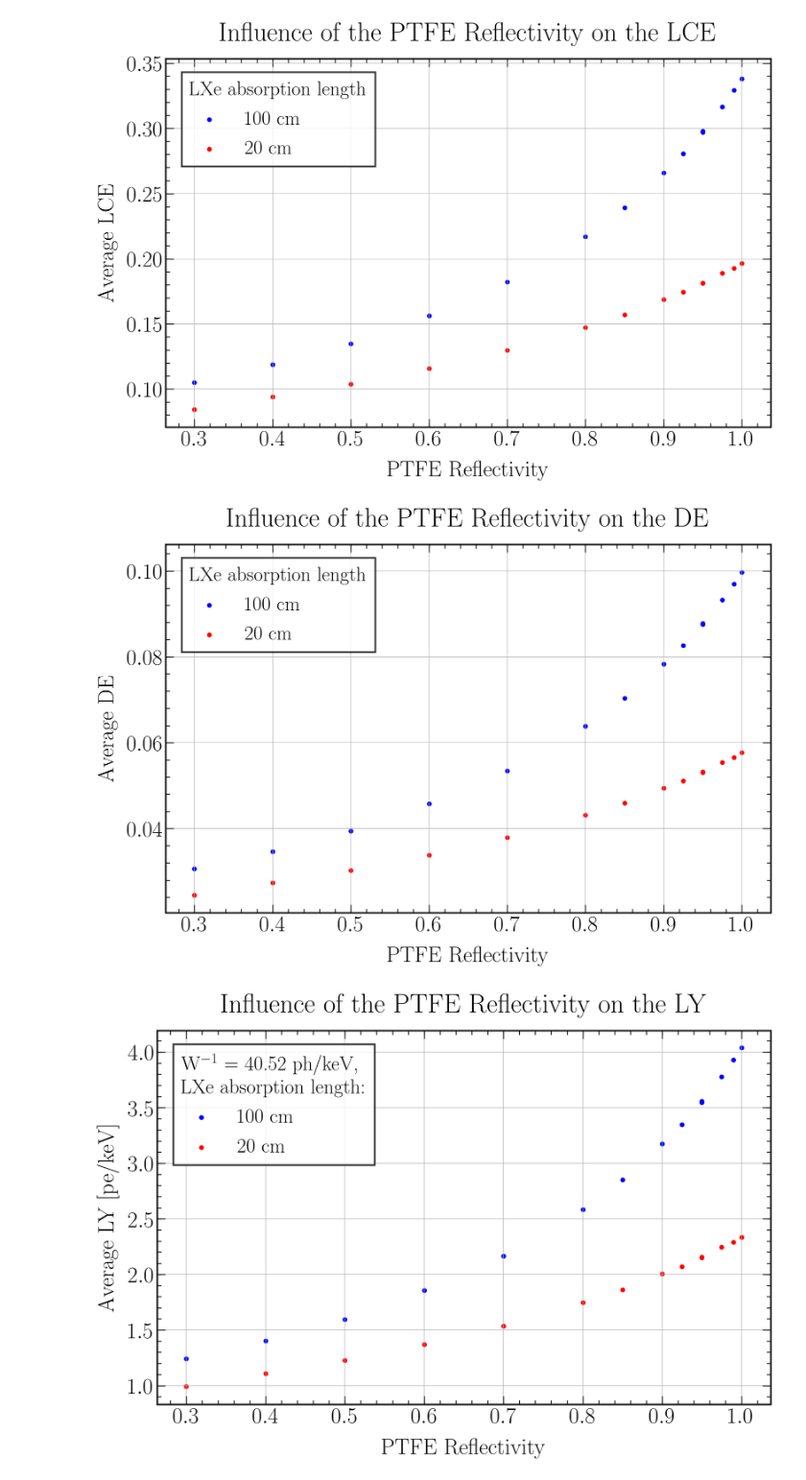
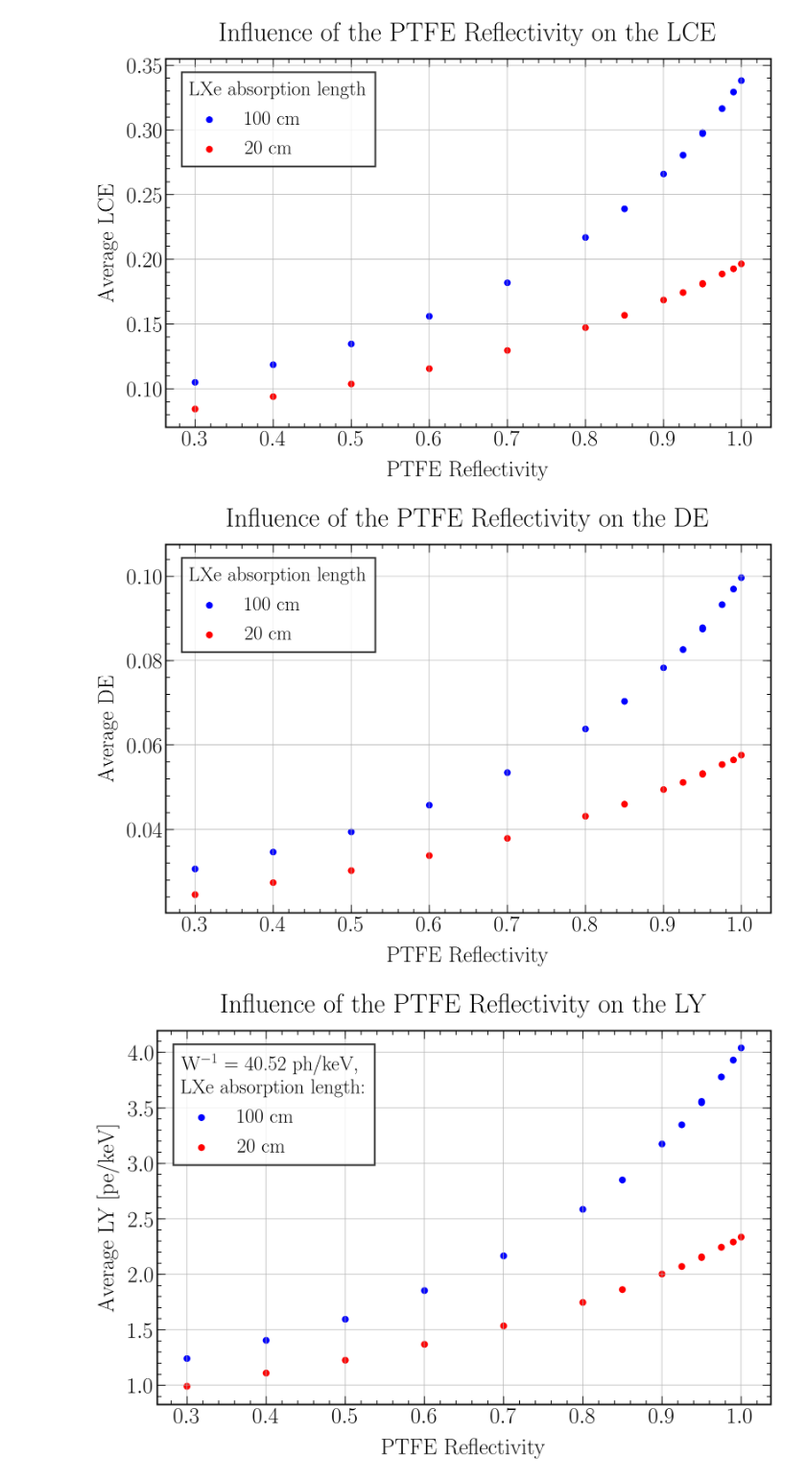
Before and after one commit to AG-Schumann/Xebra_G4_Analysis, a Jupyter notebook: LCE/LCE.ipynb, the cells around one changed output. Shown at 96% size. Saved outputs shown, nothing was run; the diff lists cells and outputs as text; code cells hidden in the pictures.

Commit message:
Enlarged markers plots Influence Optical Parameters.

```diff
--- a/LCE/LCE.ipynb
+++ b/LCE/LCE.ipynb
@@ -1874,36 +1874,36 @@ plt.grid(True)
 #############################################
 
 # Data plot
 x = opticals["PTFE_ref"][opticals["LXe_abs_len_cm"] == 100]
 y = opticals["DE"][opticals["LXe_abs_len_cm"] == 100]
-plt.scatter(x,y, label = "100 cm", color = "blue")
+plt.scatter(x,y, label = "100 cm", color = "blue", s = 80)
 
 x = opticals["PTFE_ref"][opticals["LXe_abs_len_cm"] == 20]
 y = opticals["DE"][opticals["LXe_abs_len_cm"] == 20]
-plt.scatter(x,y, label = "20 cm", color = "red")
+plt.scatter(x,y, label = "20 cm", color = "red", s = 80)
 
 plt.xlabel('PTFE Reflectivity', fontsize = label_size, labelpad = label_pad)
 plt.ylabel('Average DE', fontsize = label_size, labelpad = label_pad)
 plt.title('Influence of the PTFE Reflectivity on the DE', fontsize = title_size, pad = title_pad)
 
 # Legend
 leg = plt.legend(loc=2, bbox_to_anchor=(0.01,0.99), title="LXe absorption length", fontsize=0.9*label_size, frameon=True, shadow=False, edgecolor='black', fancybox=False)
 leg.get_title().set_fontsize(0.9*label_size)
 for line in leg.get_lines(): # enumerated
     line.set_linewidth(4)
 leg.get_frame().set_linewidth(2.5)
 leg._legend_box.align = "left"
 
 # Axes ---> Range
 #plt.xlim(0,100)
 #plt.ylim(0.02,0.104)
 #plt.xlim(left=0)
 #plt.yscale('log', nonposy='clip')
 
 fig.savefig("Influence_TeflonRef_DE.png")
 plt.show()
 # %% [output]
-[figure, old version]
+[figure, new version]
 # %%
 #############################################
 ## Set plot styles:
```
Also changed, not shown: parts of 8 cells of this notebook, 9 other files.
